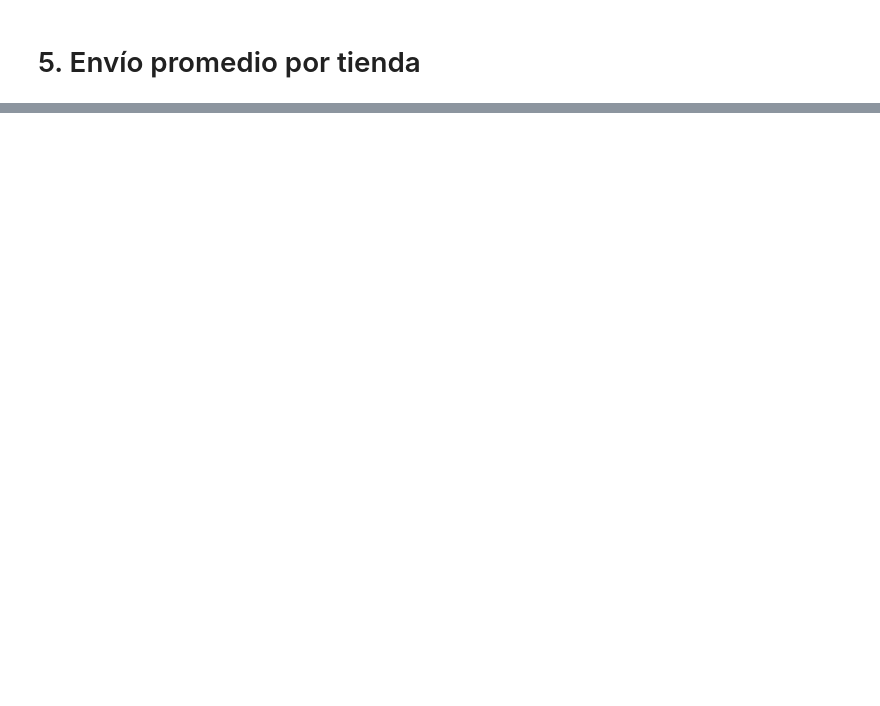
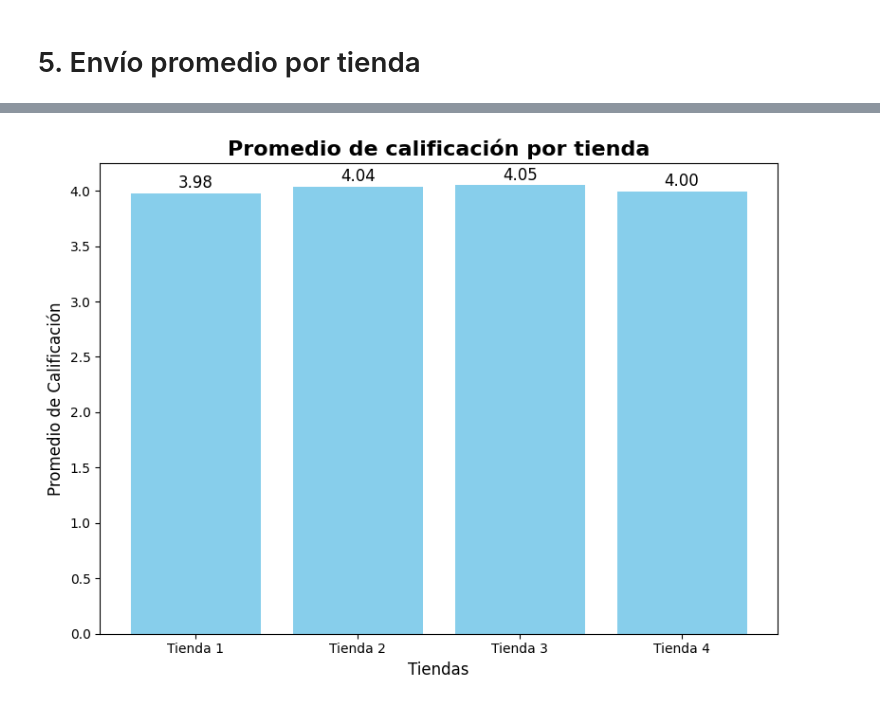
Before and after one commit to eduardo-mendiola/challenge-alura-store, a Jupyter notebook: AluraStoreLatam.ipynb, the cells around one changed output, grey strips where cells are left out. Cells and saved outputs as stored; diff of their text form; code cells hidden in the pictures; blank space fills up the shorter version.

```diff
--- a/AluraStoreLatam.ipynb
+++ b/AluraStoreLatam.ipynb
@@ -35,0 +240,19 @@ tienda.head()
+# %%
+# Crear el gráfico de barras
+plt.figure(figsize=(8, 6))
+plt.bar(nombres_tiendas, promedios_calificaciones, color='skyblue')
+
+# Títulos y etiquetas
+plt.title("Promedio de calificación por tienda", fontsize=16, fontweight='bold')
+plt.xlabel("Tiendas", fontsize=12)
+plt.ylabel("Promedio de Calificación", fontsize=12)
+
+# Mostrar las calificaciones encima de cada barra
+for i, valor in enumerate(promedios_calificaciones):
+    plt.text(i, valor + 0.05, f'{valor:.2f}', ha='center', fontsize=12)
+
+# Mostrar el gráfico
+plt.tight_layout()
+plt.show()
+# %% [output]
+[figure, added]
```
Also changed, not shown: parts of 36 cells of this notebook.
